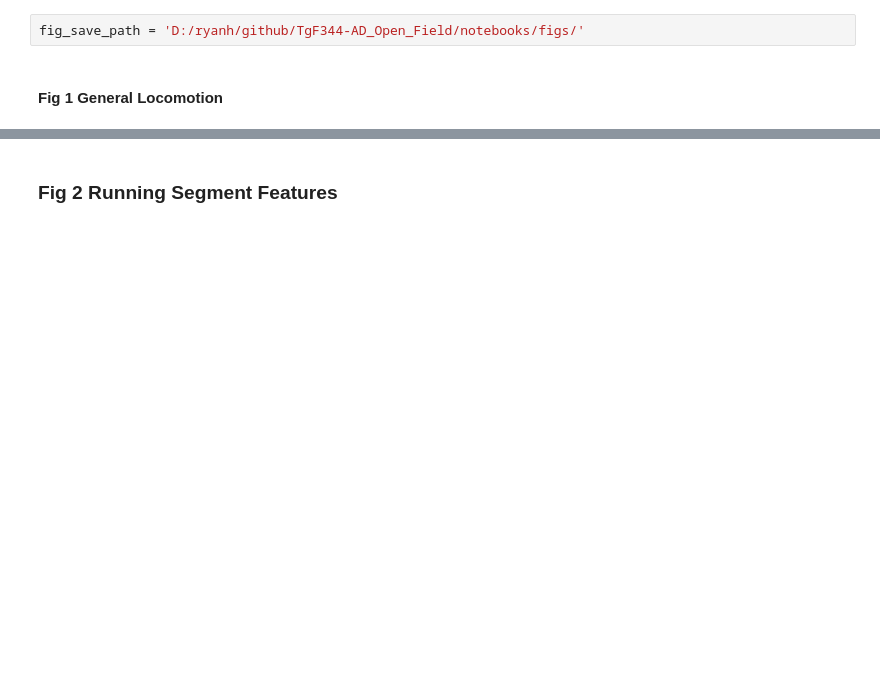
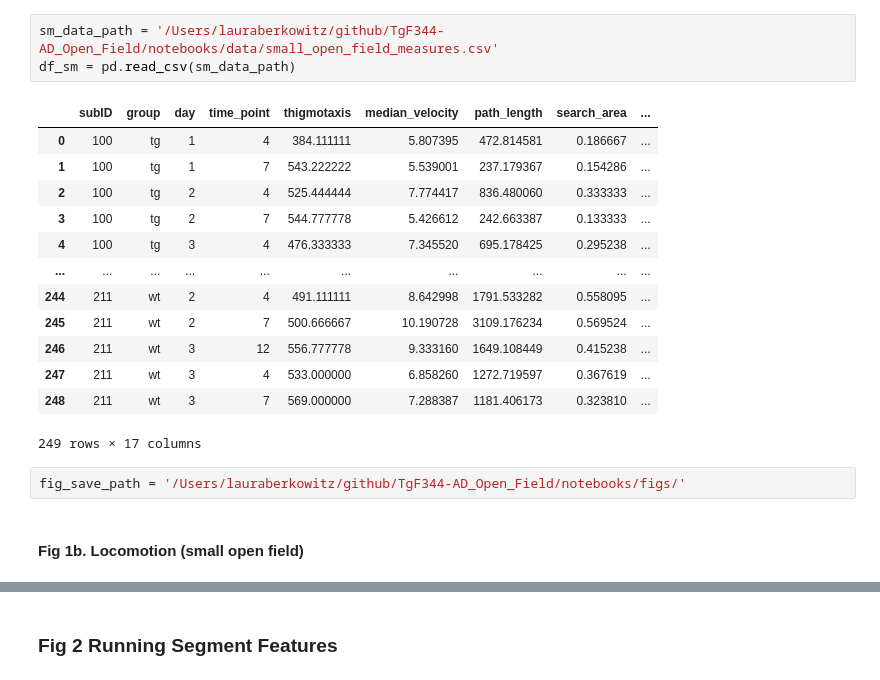
Before and after one commit to lolaBerkowitz/TgF344-AD_Open_Field, a Jupyter notebook: notebooks/TgF344_OF_figs.ipynb, the cells around one changed output, grey strips where cells are left out. Saved outputs shown, nothing was run; the diff lists cells and outputs as text; blank space fills up the shorter version.

```diff
--- a/notebooks/TgF344_OF_figs.ipynb
+++ b/notebooks/TgF344_OF_figs.ipynb
@@ -76,4 +136,21 @@ See the caveats in the documentation: https://pandas.pydata.org/pandas-docs/stab
+# %%
+sm_data_path = '/Users/lauraberkowitz/github/TgF344-AD_Open_Field/notebooks/data/small_open_field_measures.csv'
+df_sm = pd.read_csv(sm_data_path)
+# %% [output]
+|  | subID | group | day | time_point | thigmotaxis | median_velocity | path_length | search_area | ... |
+| 0 | 100 | tg | 1 | 4 | 384.111111 | 5.807395 | 472.814581 | 0.186667 | ... |
+| 1 | 100 | tg | 1 | 7 | 543.222222 | 5.539001 | 237.179367 | 0.154286 | ... |
+| 2 | 100 | tg | 2 | 4 | 525.444444 | 7.774417 | 836.480060 | 0.333333 | ... |
+| 3 | 100 | tg | 2 | 7 | 544.777778 | 5.426612 | 242.663387 | 0.133333 | ... |
+| 4 | 100 | tg | 3 | 4 | 476.333333 | 7.345520 | 695.178425 | 0.295238 | ... |
+| ... | ... | ... | ... | ... | ... | ... | ... | ... | ... |
+| 244 | 211 | wt | 2 | 4 | 491.111111 | 8.642998 | 1791.533282 | 0.558095 | ... |
+| 245 | 211 | wt | 2 | 7 | 500.666667 | 10.190728 | 3109.176234 | 0.569524 | ... |
+| 246 | 211 | wt | 3 | 12 | 556.777778 | 9.333160 | 1649.108449 | 0.415238 | ... |
+| 247 | 211 | wt | 3 | 4 | 533.000000 | 6.858260 | 1272.719597 | 0.367619 | ... |
+| 248 | 211 | wt | 3 | 7 | 569.000000 | 7.288387 | 1181.406173 | 0.323810 | ... |
+249 rows × 17 columns
 # %%
-fig_save_path = 'D:/ryanh/github/TgF344-AD_Open_Field/notebooks/figs/'
+fig_save_path = '/Users/lauraberkowitz/github/TgF344-AD_Open_Field/notebooks/figs/'
 # %% [markdown]
-#### Fig 1 General Locomotion
+#### Fig 1b. Locomotion (small open field)
```
Also changed, not shown: parts of 16 cells of this notebook.
